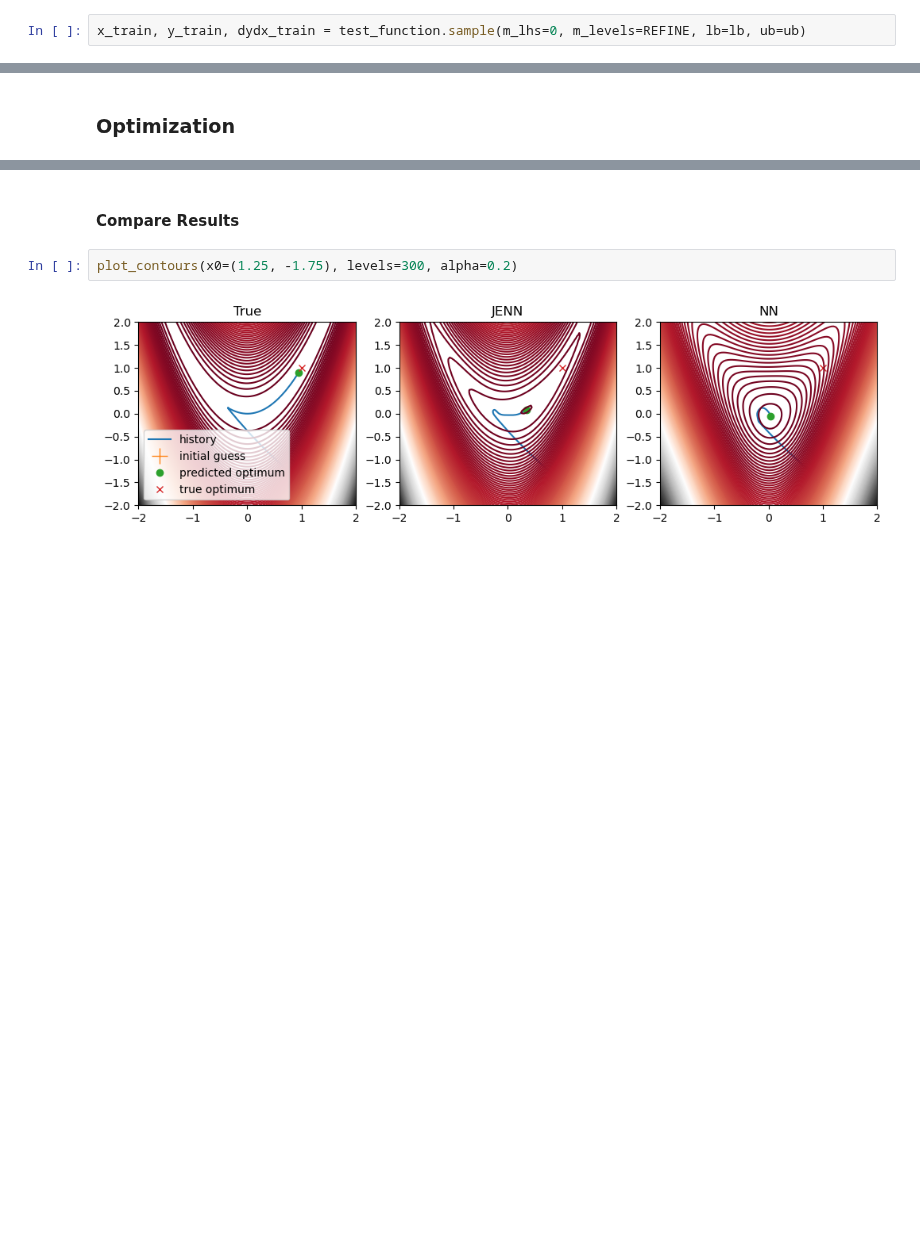
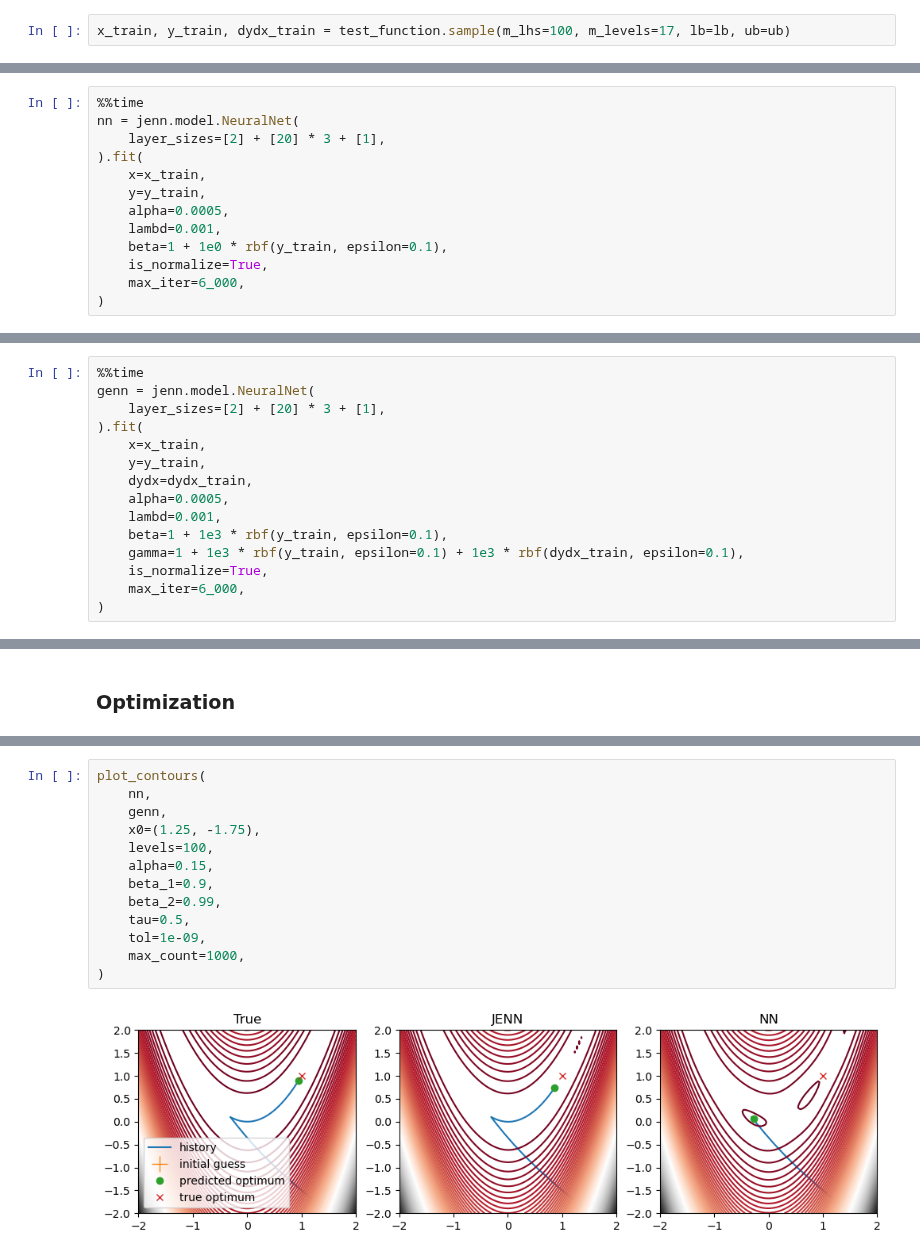
Before and after one commit to shb84/JENN, a Jupyter notebook: notebooks/surrogate_based_optimization.ipynb, the cells around one changed output, grey strips where cells are left out. Saved outputs shown, nothing was run; the diff lists cells and outputs as text; blank space fills up the shorter version.

Commit message:
weighted training data

```diff
--- a/notebooks/surrogate_based_optimization.ipynb
+++ b/notebooks/surrogate_based_optimization.ipynb
@@ -32,5 +134,5 @@ COARSE = 6  # JENN does not find optimum but does much better than NN
 # %%
-x_train, y_train, dydx_train = test_function.sample(m_lhs=0, m_levels=REFINE, lb=lb, ub=ub)
+x_train, y_train, dydx_train = test_function.sample(m_lhs=100, m_levels=17, lb=lb, ub=ub)
 # %% [markdown]
 We also generate some synthetic data that will be used to test the accuracy of the trained model:
 # %%
@@ -97,0 +146,13 @@ Wall time: 18.4 s
+# %%
+%%time
+nn = jenn.model.NeuralNet(
+    layer_sizes=[2] + [20] * 3 + [1],
+).fit(
+    x=x_train,
+    y=y_train,
+    alpha=0.0005,
+    lambd=0.001,
+    beta=1 + 1e0 * rbf(y_train, epsilon=0.1),
+    is_normalize=True,
+    max_iter=6_000,
+)
@@ -105,0 +164,15 @@ Wall time: 19.4 s
+# %%
+%%time
+genn = jenn.model.NeuralNet(
+    layer_sizes=[2] + [20] * 3 + [1],
+).fit(
+    x=x_train,
+    y=y_train,
+    dydx=dydx_train,
+    alpha=0.0005,
+    lambd=0.001,
+    beta=1 + 1e3 * rbf(y_train, epsilon=0.1),
+    gamma=1 + 1e3 * rbf(y_train, epsilon=0.1) + 1e3 * rbf(dydx_train, epsilon=0.1),
+    is_normalize=True,
+    max_iter=6_000,
+)
@@ -232,6 +229,15 @@ def plot_contours(
-# %% [markdown]
-#### Compare Results
 # %%
-plot_contours(x0=(1.25, -1.75), levels=300, alpha=0.2)
+plot_contours(
+    nn,
+    genn,
+    x0=(1.25, -1.75),
+    levels=100,
+    alpha=0.15,
+    beta_1=0.9,
+    beta_2=0.99,
+    tau=0.5,
+    tol=1e-09,
+    max_count=1000,
+)
 # %% [output]
-[figure, old version]
+[figure, new version]
```
Also changed, not shown: parts of 29 cells of this notebook, 10 other files.
